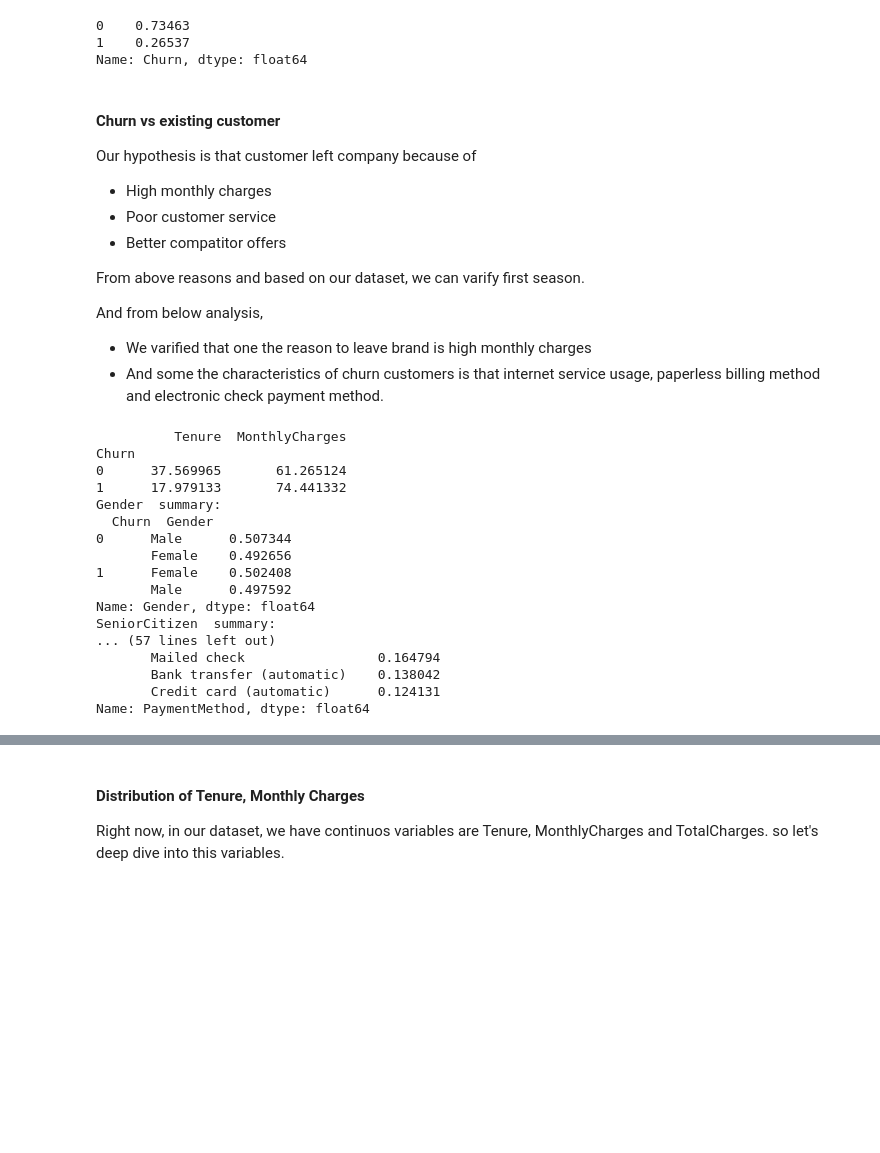
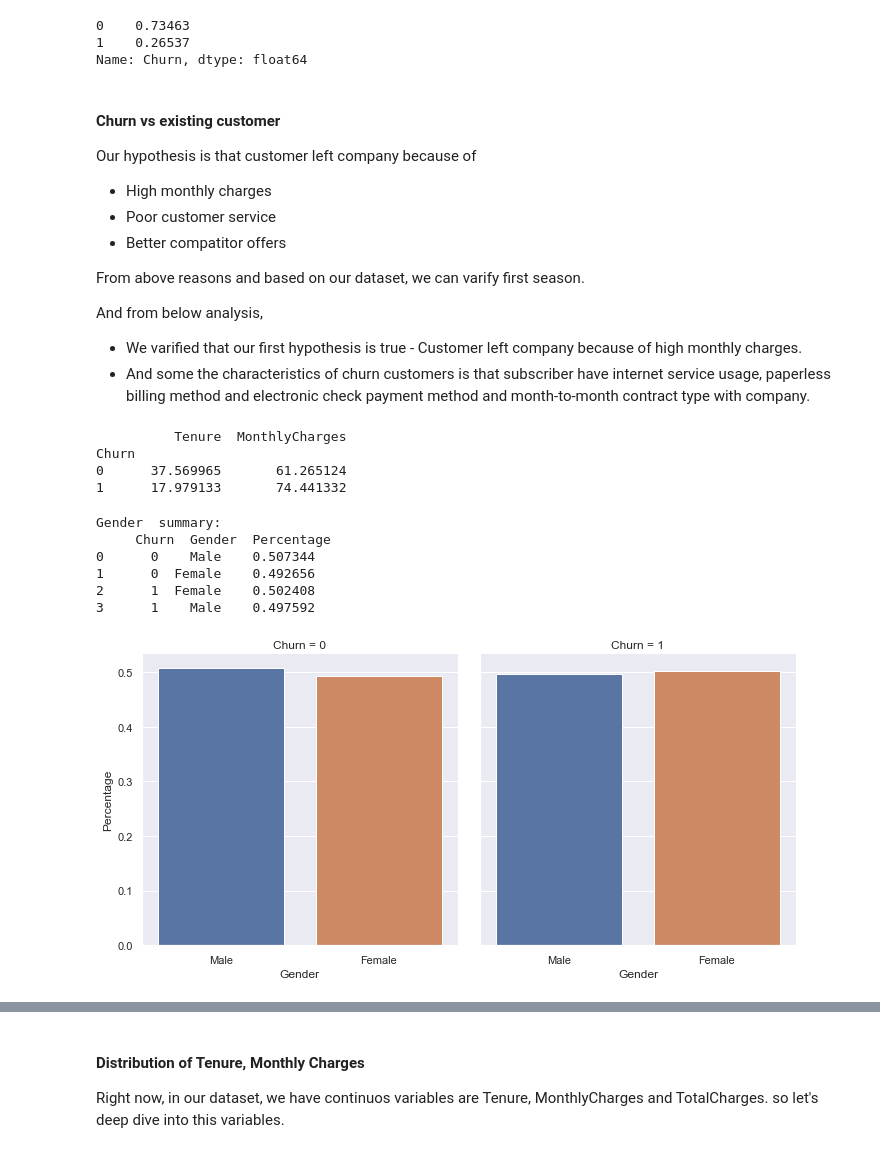
Before and after one commit to ShivaliPatel/Data-science-projects, a Jupyter notebook: Telco_customer_churn/Telco customer churn - Exploratory data analysis (EDA).ipynb, the cells around one changed output, grey strips where cells are left out. Drawn from its saved outputs; the diff is of its cells as text; code cells hidden in the pictures; blank space fills up the shorter version.

```diff
--- a/Telco_customer_churn/Telco customer churn - Exploratory data analysis (EDA).ipynb
+++ b/Telco_customer_churn/Telco customer churn - Exploratory data analysis (EDA).ipynb
@@ -290,36 +315,44 @@ Our hypothesis is that customer left company because of
 From above reasons and based on our dataset, we can varify first season.
 
 And from below analysis,
-- We varified that one the reason to leave brand is high monthly charges
-- And some the characteristics of churn customers is that internet service usage, paperless billing method and electronic check payment method.
+- We varified that our first hypothesis is true - Customer left company because of high monthly charges.
+- And some the characteristics of churn customers is that subscriber have internet service usage, paperless billing method and electronic check payment method and month-to-month contract type with company.
 # %%
 # calculate mean summary of customers (Churn vs non churn).
 churn_summary = df_cal.groupby('Churn')
 print(churn_summary['Tenure','MonthlyCharges'].mean())
-
-
-def dichotomus_var_summary(feature):
-        print(feature," summary: \n ", churn_summary[feature].value_counts(normalize=True))
-
-categorical_var = ['Gender','SeniorCitizen','Partner','Dependents','PhoneService','InternetService','ContractType','PaperlessBilling','PaymentMethod']
-
-for i in categorical_var:
-    dichotomus_var_summary(i)
 # %% [output]
           Tenure  MonthlyCharges
 Churn
 0      37.569965       61.265124
 1      17.979133       74.441332
-Gender  summary:
-  Churn  Gender
-0      Male      0.507344
-       Female    0.492656
-1      Female    0.502408
-       Male      0.497592
-Name: Gender, dtype: float64
-SeniorCitizen  summary:
-... (57 lines left out)
-       Mailed check                 0.164794
-       Bank transfer (automatic)    0.138042
-       Credit card (automatic)      0.124131
-Name: PaymentMethod, dtype: float64
+# %%
+def categorical_var_churn_dist(feature,filterFea=''):
+    if filterFea != '':
+        feature_summary = df_cal[df_cal[filterFea]==1].groupby('Churn')[feature].value_counts(normalize=True).reset_index(name='Percentage')
+        print(feature," summary: \n ", feature_summary)
+        sns.catplot(x=feature
+                    , y='Percentage'
+                    , data = feature_summary
+                    , col='Churn'
+                    , kind='bar')
+        plt.show()
+    else:
+        feature_summary = churn_summary[feature].value_counts(normalize=True).reset_index(name='Percentage')
+        print(feature," summary: \n ", feature_summary)
+        sns.catplot(x=feature
+                    , y='Percentage'
+                    , data = feature_summary
+                    , col='Churn'
+                    , kind='bar')
+        plt.show()
+# %%
+categorical_var_churn_dist('Gender')
+# %% [output]
+Gender  summary:
+     Churn  Gender  Percentage
+0      0    Male    0.507344
+1      0  Female    0.492656
+2      1  Female    0.502408
+3      1    Male    0.497592
+[figure, added]
```
Also changed, not shown: parts of 91 cells of this notebook.
